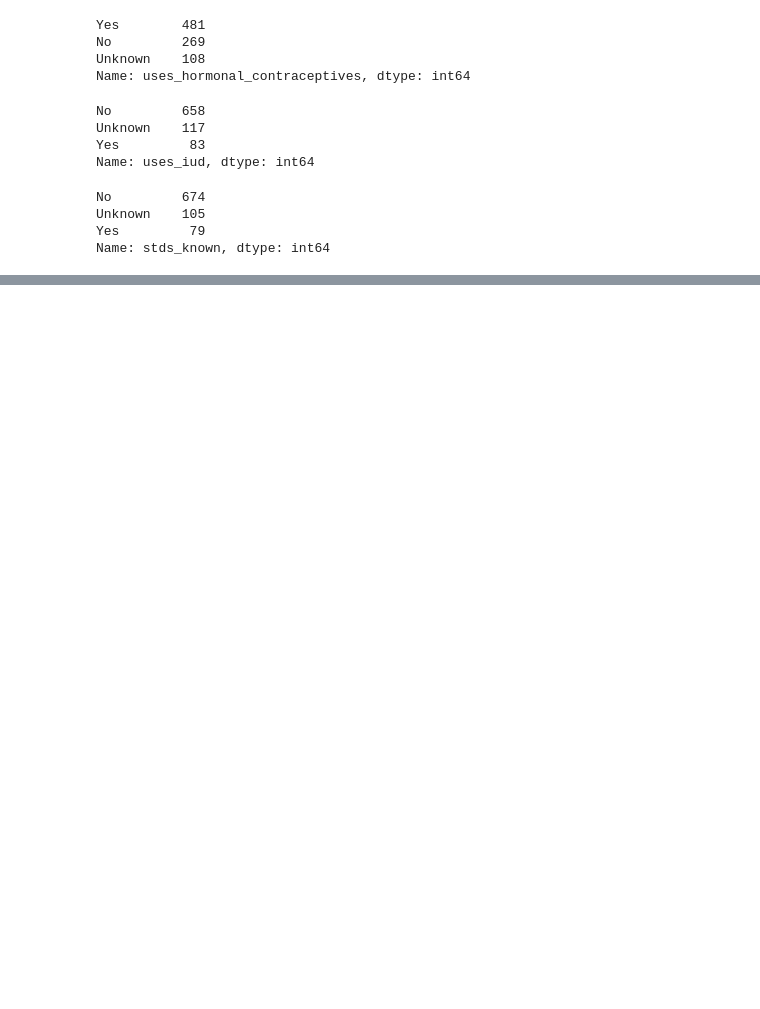
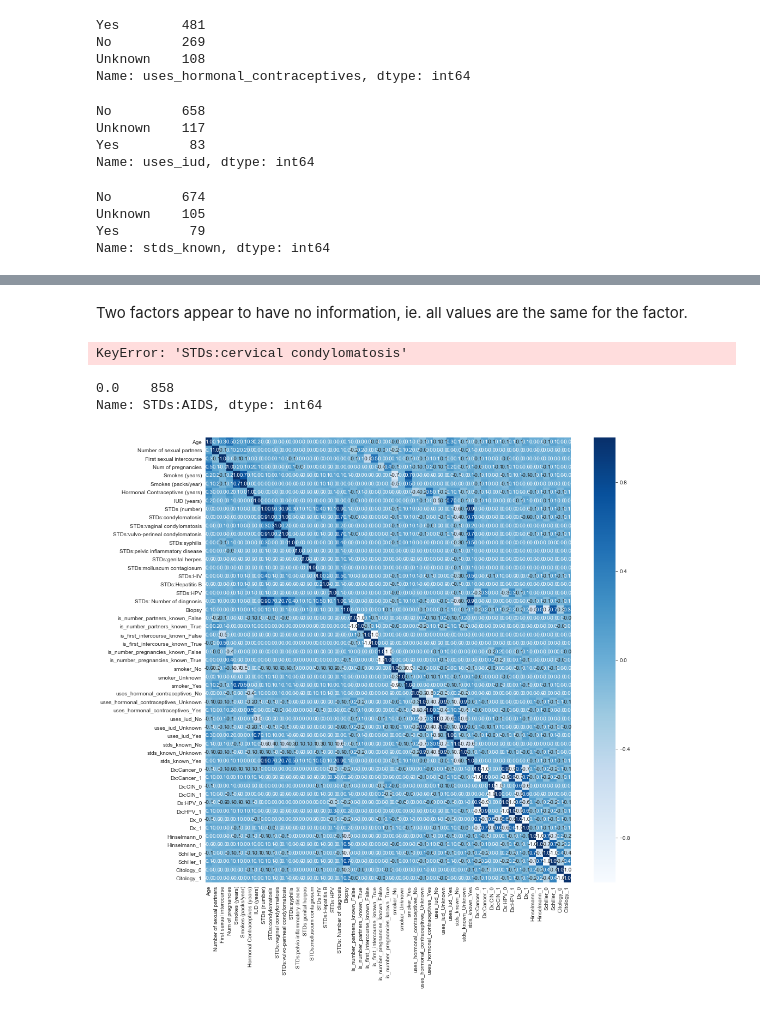
Before and after one commit to giorosati/dsc-3-final-project-online-ds-pt-100118, a Jupyter notebook: student.ipynb, the cells around one changed output, grey strips where cells are left out. Saved outputs shown, nothing was run; the diff lists cells and outputs as text; code cells hidden in the pictures; blank space fills up the shorter version.

```diff
--- a/student.ipynb
+++ b/student.ipynb
@@ -402,0 +549,21 @@ for column in df_raw.columns:
+# %% [markdown]
+Two factors appear to have no information, ie. all values are the same for the factor.
+# %%
+df2['STDs:cervical condylomatosis'].value_counts()
+# %% [output]
+KeyError: 'STDs:cervical condylomatosis'
+# %%
+df2['STDs:AIDS'].value_counts()
+# %% [output]
+0.0    858
+Name: STDs:AIDS, dtype: int64
+# %%
+# drop these two factors
+df2.drop(['STDs:cervical condylomatosis','STDs:AIDS'], axis=1, inplace=True)
+# %%
+# rerun the map
+f,ax = plt.subplots(figsize=(15,15))
+sns.heatmap(df2.loc[:,:].corr(), annot=True, cmap="Blues", fmt='.1f')
+plt.show()
+# %% [output]
+[figure, added]
```
Also changed, not shown: parts of 21 cells of this notebook, 2 other files.
